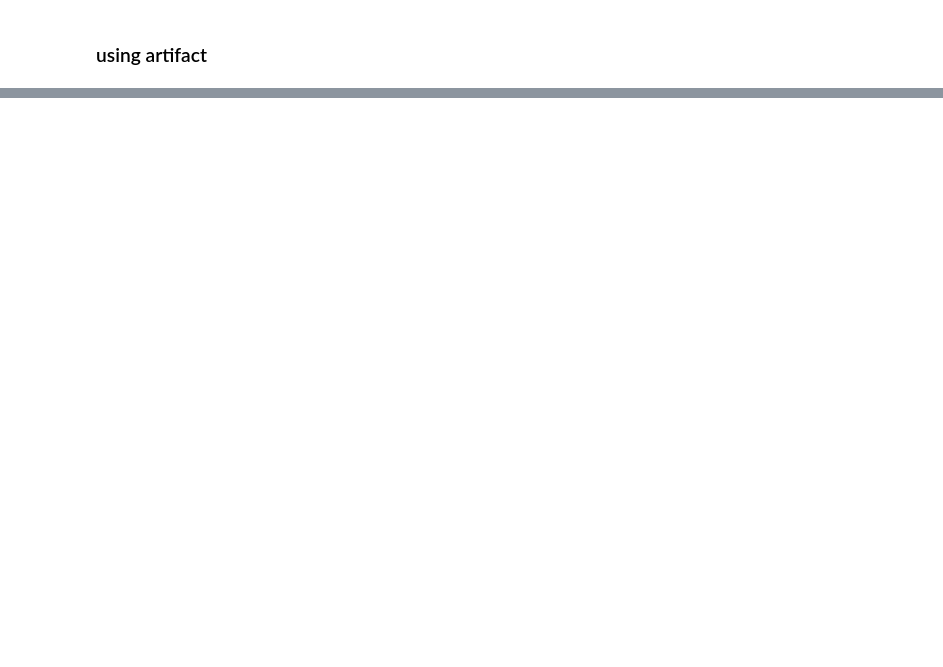
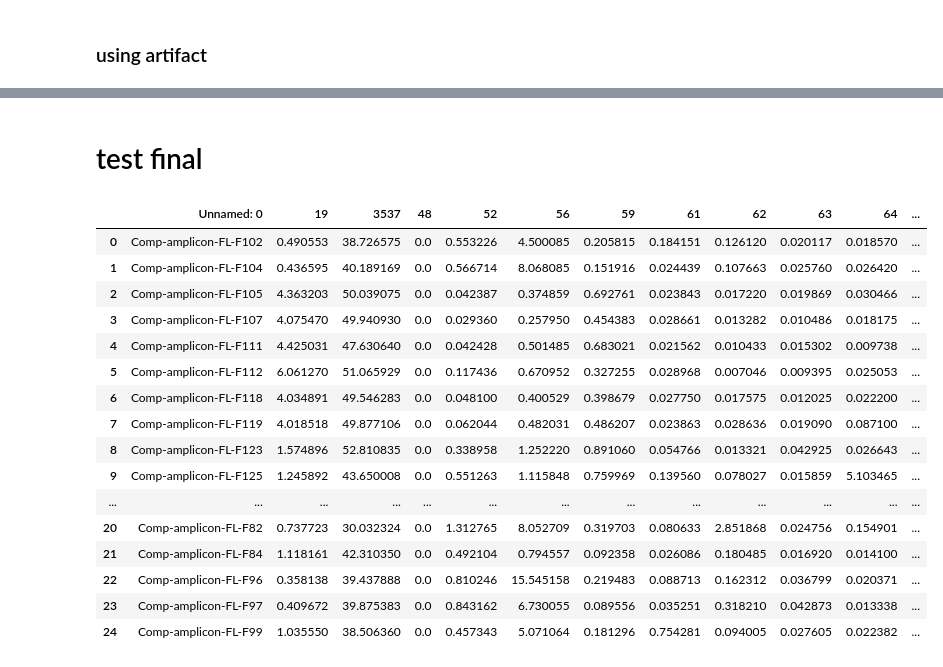
Before and after one commit to JJChenCharly/Microbiome_nearest_seed_annotation, a Jupyter notebook: Nearest_seed_annotation/q2_for_all.ipynb, the cells around one changed output, grey strips where cells are left out. Drawn from its saved outputs; the diff is of its cells as text; code cells hidden in the pictures; blank space fills up the shorter version.

```diff
--- a/Nearest_seed_annotation/q2_for_all.ipynb
+++ b/Nearest_seed_annotation/q2_for_all.ipynb
@@ -879,0 +1305,24 @@ parallel -j 16 qiime tools extract \
+# %% [markdown]
+# test final
+# %%
+df = pd.read_csv('qiime2/Nearest_seed/final/FL_amplicon_3_16S2.txt',
+                 sep = '\t')
+df
+# %% [output]
+|  | Unnamed: 0 | 19 | 3537 | 48 | 52 | 56 | 59 | 61 | 62 | 63 | 64 | ... |
+| 0 | Comp-amplicon-FL-F102 | 0.490553 | 38.726575 | 0.0 | 0.553226 | 4.500085 | 0.205815 | 0.184151 | 0.126120 | 0.020117 | 0.018570 | ... |
+| 1 | Comp-amplicon-FL-F104 | 0.436595 | 40.189169 | 0.0 | 0.566714 | 8.068085 | 0.151916 | 0.024439 | 0.107663 | 0.025760 | 0.026420 | ... |
+| 2 | Comp-amplicon-FL-F105 | 4.363203 | 50.039075 | 0.0 | 0.042387 | 0.374859 | 0.692761 | 0.023843 | 0.017220 | 0.019869 | 0.030466 | ... |
+| 3 | Comp-amplicon-FL-F107 | 4.075470 | 49.940930 | 0.0 | 0.029360 | 0.257950 | 0.454383 | 0.028661 | 0.013282 | 0.010486 | 0.018175 | ... |
+| 4 | Comp-amplicon-FL-F111 | 4.425031 | 47.630640 | 0.0 | 0.042428 | 0.501485 | 0.683021 | 0.021562 | 0.010433 | 0.015302 | 0.009738 | ... |
+| 5 | Comp-amplicon-FL-F112 | 6.061270 | 51.065929 | 0.0 | 0.117436 | 0.670952 | 0.327255 | 0.028968 | 0.007046 | 0.009395 | 0.025053 | ... |
+| 6 | Comp-amplicon-FL-F118 | 4.034891 | 49.546283 | 0.0 | 0.048100 | 0.400529 | 0.398679 | 0.027750 | 0.017575 | 0.012025 | 0.022200 | ... |
+| 7 | Comp-amplicon-FL-F119 | 4.018518 | 49.877106 | 0.0 | 0.062044 | 0.482031 | 0.486207 | 0.023863 | 0.028636 | 0.019090 | 0.087100 | ... |
+| 8 | Comp-amplicon-FL-F123 | 1.574896 | 52.810835 | 0.0 | 0.338958 | 1.252220 | 0.891060 | 0.054766 | 0.013321 | 0.042925 | 0.026643 | ... |
+| 9 | Comp-amplicon-FL-F125 | 1.245892 | 43.650008 | 0.0 | 0.551263 | 1.115848 | 0.759969 | 0.139560 | 0.078027 | 0.015859 | 5.103465 | ... |
+| ... | ... | ... | ... | ... | ... | ... | ... | ... | ... | ... | ... | ... |
+| 20 | Comp-amplicon-FL-F82 | 0.737723 | 30.032324 | 0.0 | 1.312765 | 8.052709 | 0.319703 | 0.080633 | 2.851868 | 0.024756 | 0.154901 | ... |
+| 21 | Comp-amplicon-FL-F84 | 1.118161 | 42.310350 | 0.0 | 0.492104 | 0.794557 | 0.092358 | 0.026086 | 0.180485 | 0.016920 | 0.014100 | ... |
+| 22 | Comp-amplicon-FL-F96 | 0.358138 | 39.437888 | 0.0 | 0.810246 | 15.545158 | 0.219483 | 0.088713 | 0.162312 | 0.036799 | 0.020371 | ... |
+| 23 | Comp-amplicon-FL-F97 | 0.409672 | 39.875383 | 0.0 | 0.843162 | 6.730055 | 0.089556 | 0.035251 | 0.318210 | 0.042873 | 0.013338 | ... |
+| 24 | Comp-amplicon-FL-F99 | 1.035550 | 38.506360 | 0.0 | 0.457343 | 5.071064 | 0.181296 | 0.754281 | 0.094005 | 0.027605 | 0.022382 | ... |
```
Also changed, not shown: parts of 89 cells of this notebook, 1 other file.
